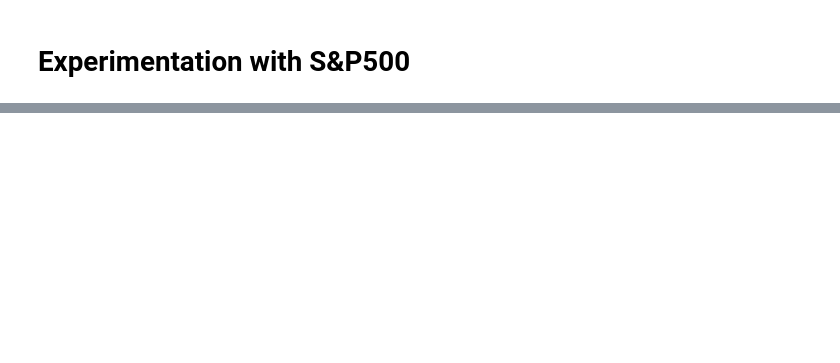
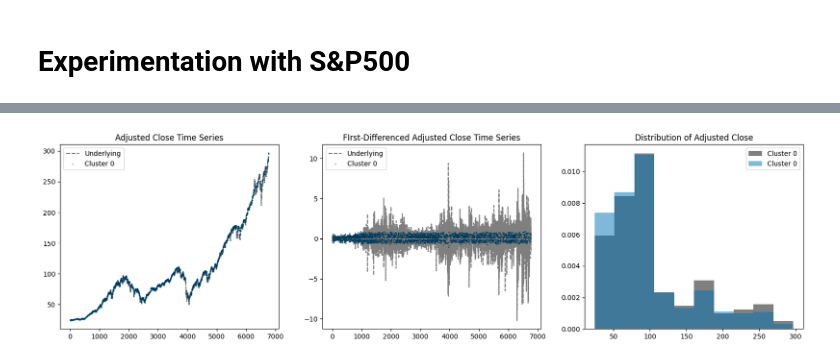
Before and after one commit to finnlimjc/Regime-Classification, a Jupyter notebook: notebooks/optimize_mar.ipynb, the cells around one changed output, grey strips where cells are left out. Drawn from its saved outputs; the diff is of its cells as text; code cells hidden in the pictures; blank space fills up the shorter version.

```diff
--- a/notebooks/optimize_mar.ipynb
+++ b/notebooks/optimize_mar.ipynb
@@ -529,0 +629,23 @@ plt.show()
+# %%
+def plot_individual_clusters(df:pd.DataFrame, target_component:int, n_components:int, label_col_name:str):
+    fig, axes= plt.subplots(ncols=3, figsize=(20,5))
+    colors = sns.color_palette("colorblind", n_components)
+
+    target_data = df.copy()
+    target_data.loc[target_data[label_col_name] != target_component] = np.nan
+    axes[0].set_title("Adjusted Close Time Series")
+    axes[0].plot(df['adj_close'], color='black', label='Underlying', linestyle='--', alpha=0.5)
+    axes[0].scatter(x=target_data['adj_close'].index, y=target_data['adj_close'], color=colors[target_component], label=f'Cluster {target_component}', s=0.3)
+    axes[0].legend()
+
+    axes[1].set_title('FIrst-Differenced Adjusted Close Time Series')
+    axes[1].plot(df['first_diff'], color='black', label='Underlying', linestyle='--', alpha=0.5)
+    axes[1].scatter(x=target_data['first_diff'].index, y=target_data['first_diff'], color=colors[target_component], label=f'Cluster {target_component}', s=0.3)
+    axes[1].legend()
+
+    axes[2].set_title('Distribution of Adjusted Close')
+    axes[2].hist(df['adj_close'], alpha=0.5, label=f'Cluster {target_component}', density=True, color='black')
+    axes[2].hist(target_data['adj_close'], alpha=0.5, label=f'Cluster {target_component}', density=True, color=colors[target_component])
+    axes[2].legend()
+
+    return fig
@@ -529,0 +661,5 @@ plt.show()
+# %%
+fig = plot_individual_clusters(snp_df, 0, best_mar.n_components, 'best_mar_cluster')
+plt.show()
+# %% [output]
+[figure, added]
```
Also changed, not shown: parts of 30 cells of this notebook, 2 other files.
